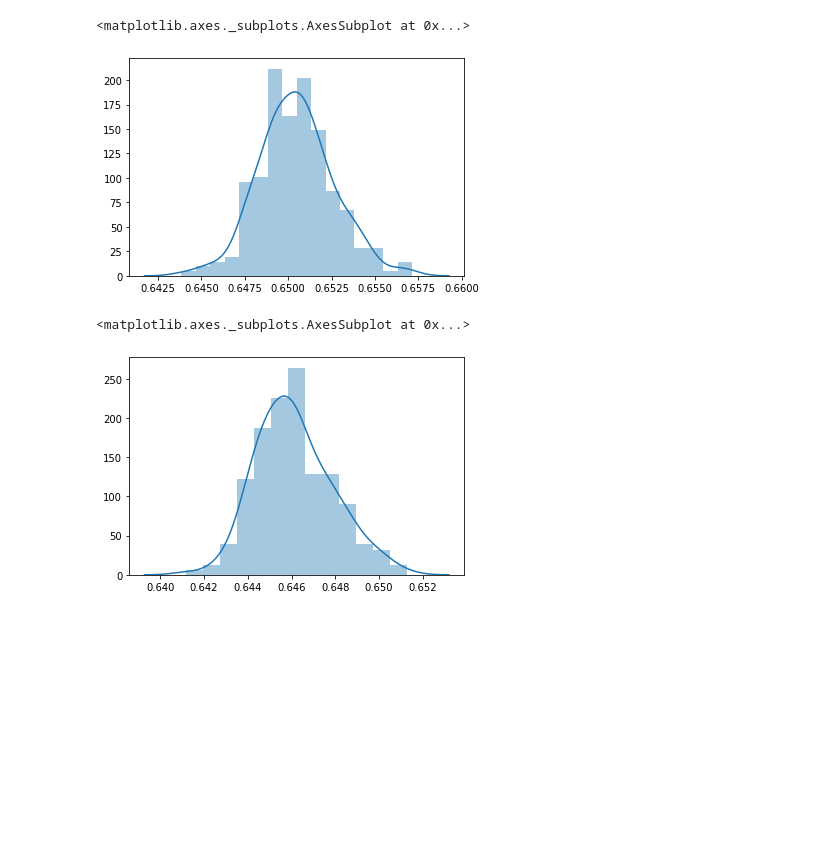
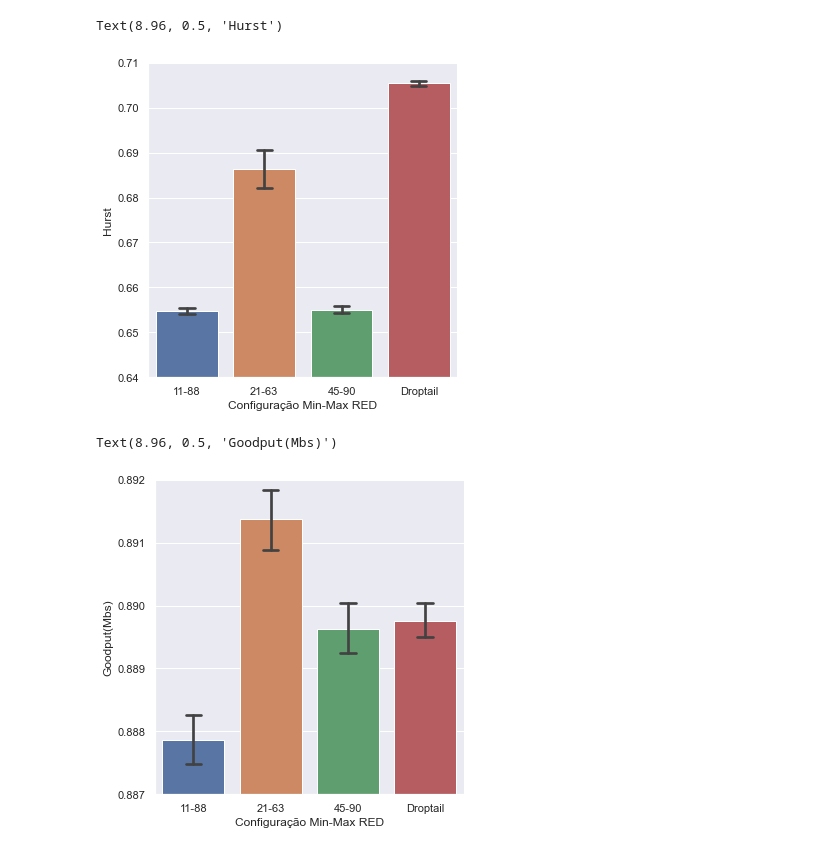
Before and after one commit to AugustoCam95/ads_statistics, a Jupyter notebook: ads_plots.ipynb, the cells around one changed output. Cells and saved outputs as stored; diff of their text form; code cells hidden in the pictures; blank space fills up the shorter version.

Commit message:
add plots Jorge

```diff
--- a/ads_plots.ipynb
+++ b/ads_plots.ipynb
@@ -41,10 +17,17 @@ sns.distplot(auto_leve)
-# %%
-sns.distplot(auto_mod)
-# %% [output]
-<matplotlib.axes._subplots.AxesSubplot at 0x...>
-[figure, removed]
-# %%
-sns.distplot(auto_pes)
-# %% [output]
-<matplotlib.axes._subplots.AxesSubplot at 0x...>
-[figure, removed]
+# %%
+sns.set_theme(style="darkgrid")
+sns.catplot(kind="bar", data=auto_leve, capsize=.2, ci=95)
+plt.axis([-0.5,3.5, 0.64,0.71])
+plt.xlabel('Configuração Min-Max RED')
+plt.ylabel('Hurst')
+# %% [output]
+Text(8.96, 0.5, 'Hurst')
+[figure, added]
+# %%
+sns.catplot(kind="bar", data=good_leve, capsize=.2, ci=95)
+plt.axis([-0.5,3.5, 0.887,0.892])
+plt.xlabel('Configuração Min-Max RED')
+plt.ylabel('Goodput(Mbs)')
+# %% [output]
+Text(8.96, 0.5, 'Goodput(Mbs)')
+[figure, added]
```
Also changed, not shown: parts of 10 cells of this notebook.
